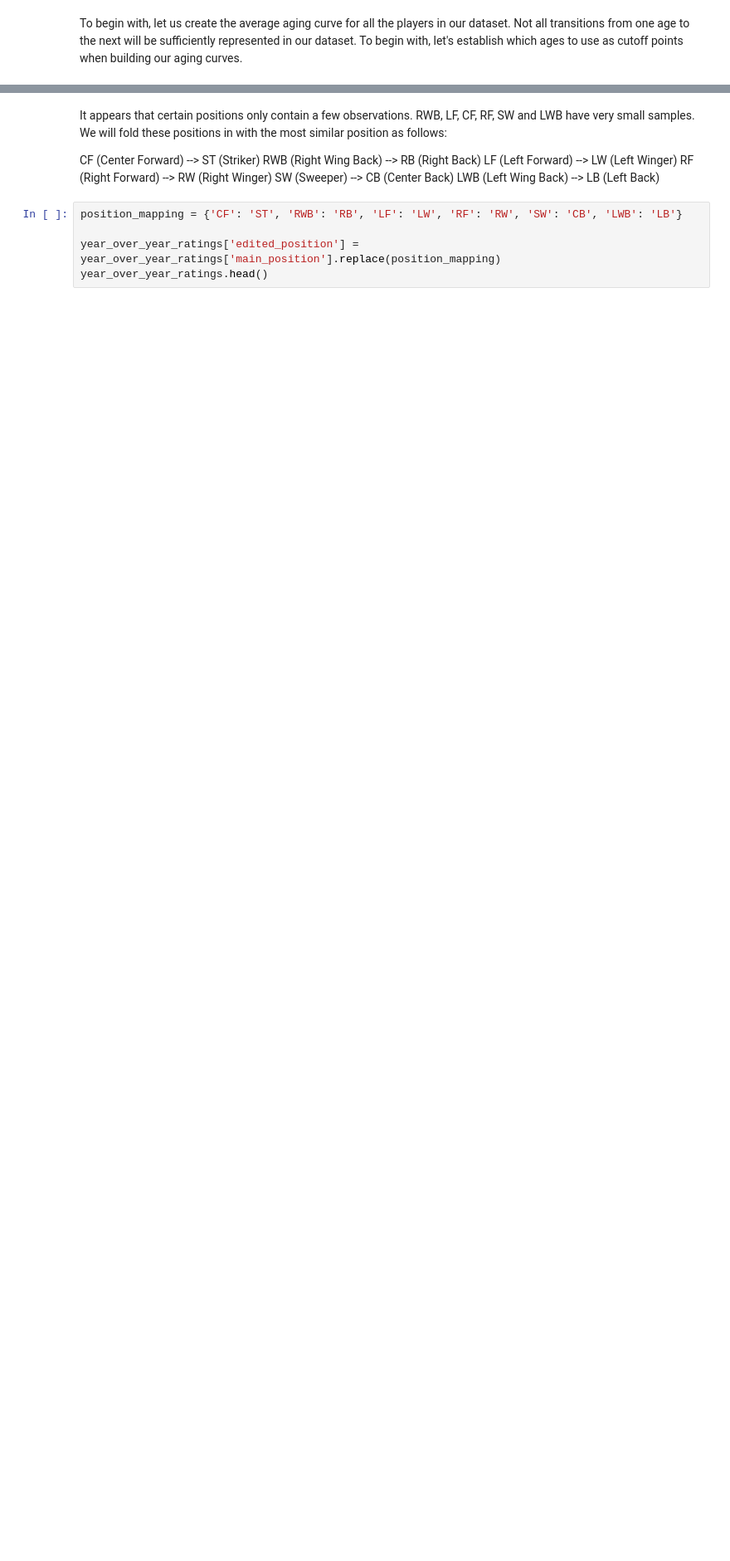
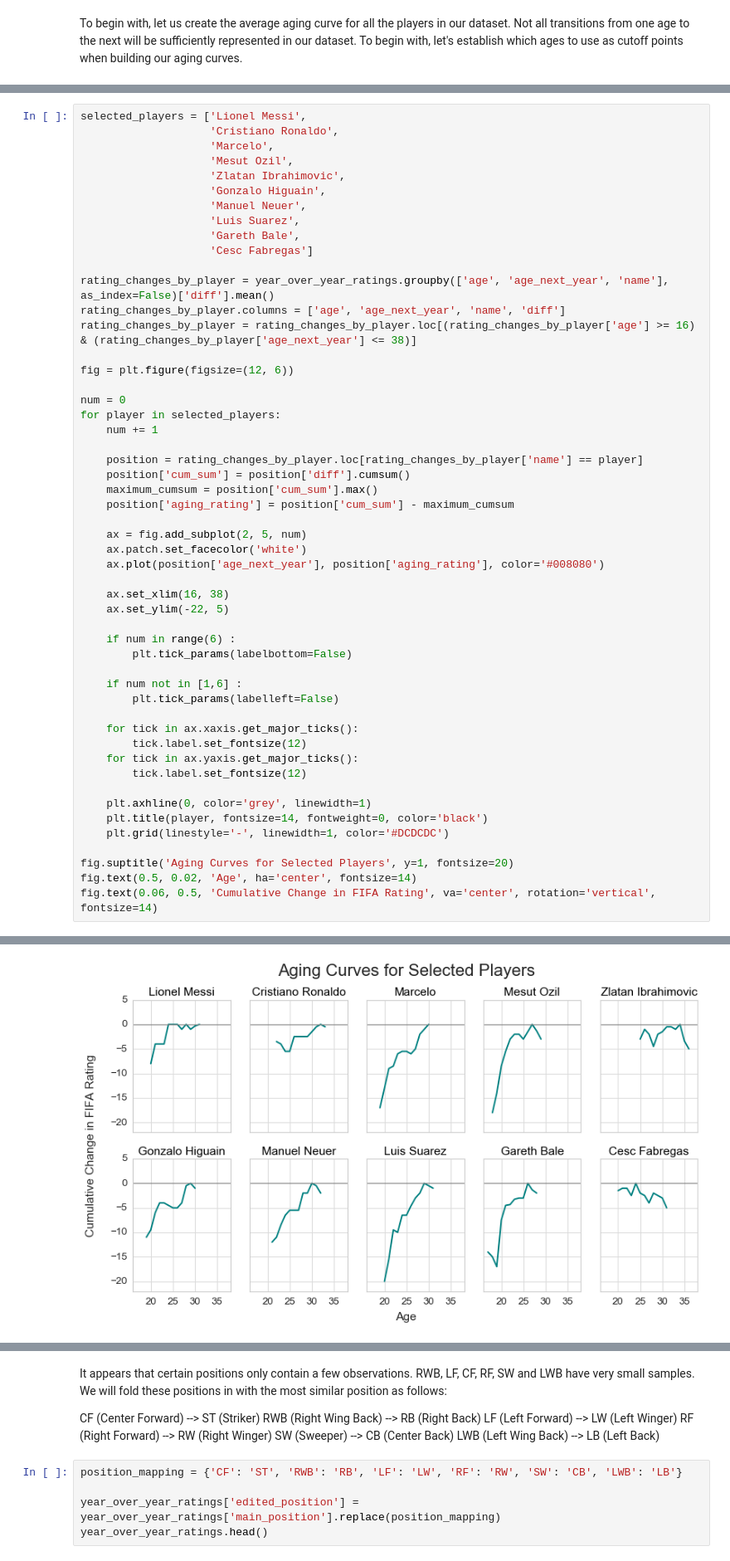
Before and after one commit to RoaldSchuring/football_aging_curves, a Jupyter notebook: aging_curves_analysis.ipynb, the cells around one changed output, grey strips where cells are left out. Shown at 83% size. Saved outputs shown, nothing was run; the diff lists cells and outputs as text; blank space fills up the shorter version.

```diff
--- a/aging_curves_analysis.ipynb
+++ b/aging_curves_analysis.ipynb
@@ -119,0 +129,53 @@ As a first step, let's make sure that the sample size for every position is larg
+# %%
+selected_players = ['Lionel Messi',
+                    'Cristiano Ronaldo',
+                    'Marcelo',
+                    'Mesut Ozil',
+                    'Zlatan Ibrahimovic',
+                    'Gonzalo Higuain',
+                    'Manuel Neuer',
+                    'Luis Suarez',
+                    'Gareth Bale',
+                    'Cesc Fabregas']
+
+rating_changes_by_player = year_over_year_ratings.groupby(['age', 'age_next_year', 'name'], as_index=False)['diff'].mean()
+rating_changes_by_player.columns = ['age', 'age_next_year', 'name', 'diff']
+rating_changes_by_player = rating_changes_by_player.loc[(rating_changes_by_player['age'] >= 16) & (rating_changes_by_player['age_next_year'] <= 38)]
+
+fig = plt.figure(figsize=(12, 6))
+
+num = 0
+for player in selected_players:
+    num += 1
+
+    position = rating_changes_by_player.loc[rating_changes_by_player['name'] == player]
+    position['cum_sum'] = position['diff'].cumsum()
+    maximum_cumsum = position['cum_sum'].max()
+    position['aging_rating'] = position['cum_sum'] - maximum_cumsum
+
+    ax = fig.add_subplot(2, 5, num)
+    ax.patch.set_facecolor('white')
+    ax.plot(position['age_next_year'], position['aging_rating'], color='#008080')
+
+    ax.set_xlim(16, 38)
+    ax.set_ylim(-22, 5)
+
+    if num in range(6) :
+        plt.tick_params(labelbottom=False)
+
+    if num not in [1,6] :
+        plt.tick_params(labelleft=False)
+
+    for tick in ax.xaxis.get_major_ticks():
+        tick.label.set_fontsize(12)
+    for tick in ax.yaxis.get_major_ticks():
+        tick.label.set_fontsize(12)
+
+    plt.axhline(0, color='grey', linewidth=1)
+    plt.title(player, fontsize=14, fontweight=0, color='black')
+    plt.grid(linestyle='-', linewidth=1, color='#DCDCDC')
+
+fig.suptitle('Aging Curves for Selected Players', y=1, fontsize=20)
+fig.text(0.5, 0.02, 'Age', ha='center', fontsize=14)
+fig.text(0.06, 0.5, 'Cumulative Change in FIFA Rating', va='center', rotation='vertical', fontsize=14)
+# %% [output]
@@ -119,0 +183 @@ As a first step, let's make sure that the sample size for every position is larg
+[figure, added]
```
Also changed, not shown: parts of 15 cells of this notebook, 4 other files.
